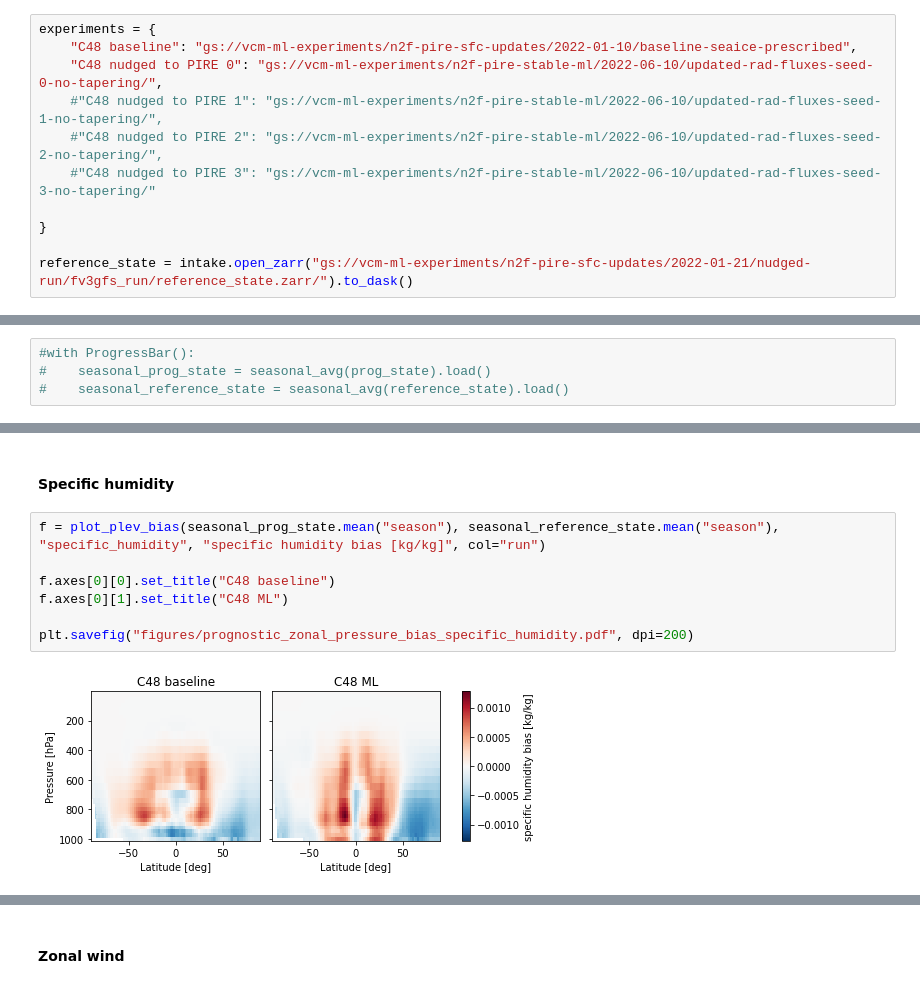
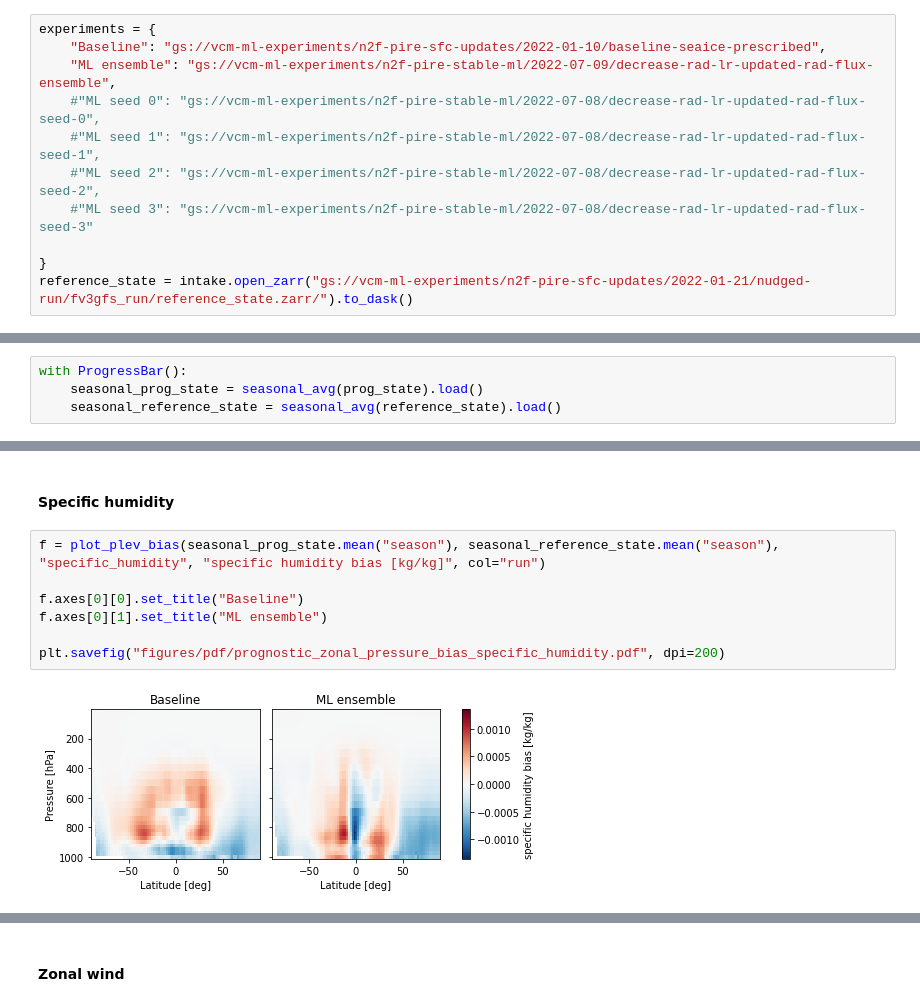
Before and after one commit to ai2cm/nudge-to-3km-PIRE-1yr-workflow, a Jupyter notebook: notebooks/pressure_zonal_mean_biases.ipynb, the cells around one changed output, grey strips where cells are left out. Cells and saved outputs as stored; diff of their text form.

```diff
--- a/notebooks/pressure_zonal_mean_biases.ipynb
+++ b/notebooks/pressure_zonal_mean_biases.ipynb
@@ -52,14 +52,14 @@ def seasonal_avg(ds):
     return xr.concat(seasonal_, dim=pd.Index([str(v) for v in labels], name="season")).load()
 # %%
 experiments = {
-    "C48 baseline": "gs://vcm-ml-experiments/n2f-pire-sfc-updates/2022-01-10/baseline-seaice-prescribed",
-    "C48 nudged to PIRE 0": "gs://vcm-ml-experiments/n2f-pire-stable-ml/2022-06-10/updated-rad-fluxes-seed-0-no-tapering/",
-    #"C48 nudged to PIRE 1": "gs://vcm-ml-experiments/n2f-pire-stable-ml/2022-06-10/updated-rad-fluxes-seed-1-no-tapering/",
-    #"C48 nudged to PIRE 2": "gs://vcm-ml-experiments/n2f-pire-stable-ml/2022-06-10/updated-rad-fluxes-seed-2-no-tapering/",
-    #"C48 nudged to PIRE 3": "gs://vcm-ml-experiments/n2f-pire-stable-ml/2022-06-10/updated-rad-fluxes-seed-3-no-tapering/"
+    "Baseline": "gs://vcm-ml-experiments/n2f-pire-sfc-updates/2022-01-10/baseline-seaice-prescribed",
+    "ML ensemble": "gs://vcm-ml-experiments/n2f-pire-stable-ml/2022-07-09/decrease-rad-lr-updated-rad-flux-ensemble",
+    #"ML seed 0": "gs://vcm-ml-experiments/n2f-pire-stable-ml/2022-07-08/decrease-rad-lr-updated-rad-flux-seed-0",
+    #"ML seed 1": "gs://vcm-ml-experiments/n2f-pire-stable-ml/2022-07-08/decrease-rad-lr-updated-rad-flux-seed-1",
+    #"ML seed 2": "gs://vcm-ml-experiments/n2f-pire-stable-ml/2022-07-08/decrease-rad-lr-updated-rad-flux-seed-2",
+    #"ML seed 3": "gs://vcm-ml-experiments/n2f-pire-stable-ml/2022-07-08/decrease-rad-lr-updated-rad-flux-seed-3"
 
 }
-
 reference_state = intake.open_zarr("gs://vcm-ml-experiments/n2f-pire-sfc-updates/2022-01-21/nudged-run/fv3gfs_run/reference_state.zarr/").to_dask()
 # %%
 names, data = [], []
@@ -72,5 +70,5 @@ NameError: name 'experiments' is not defined
 # %%
-#with ProgressBar():
-#    seasonal_prog_state = seasonal_avg(prog_state).load()
-#    seasonal_reference_state = seasonal_avg(reference_state).load()
+with ProgressBar():
+    seasonal_prog_state = seasonal_avg(prog_state).load()
+    seasonal_reference_state = seasonal_avg(reference_state).load()
 # %% [output]
@@ -124,12 +123,12 @@ f = plot_plev_bias(seasonal_prog_state, seasonal_reference_state, "air_temperatu
 # %%
 f = plot_plev_bias(seasonal_prog_state.mean("season"), seasonal_reference_state.mean("season"), "specific_humidity", "specific humidity bias [kg/kg]", col="run")
 
-f.axes[0][0].set_title("C48 baseline")
-f.axes[0][1].set_title("C48 ML")
+f.axes[0][0].set_title("Baseline")
+f.axes[0][1].set_title("ML ensemble")
 
-plt.savefig("figures/prognostic_zonal_pressure_bias_specific_humidity.pdf", dpi=200)
+plt.savefig("figures/pdf/prognostic_zonal_pressure_bias_specific_humidity.pdf", dpi=200)
 # %% [output]
-[figure, old version]
+[figure, new version]
 # %%
 f = plot_plev_bias(seasonal_prog_state, seasonal_reference_state, "specific_humidity", "specific humidity bias [kg/kg]", col="season", row="run")
 # %% [output]
```
Also changed, not shown: parts of 11 cells of this notebook, 2 other files.
